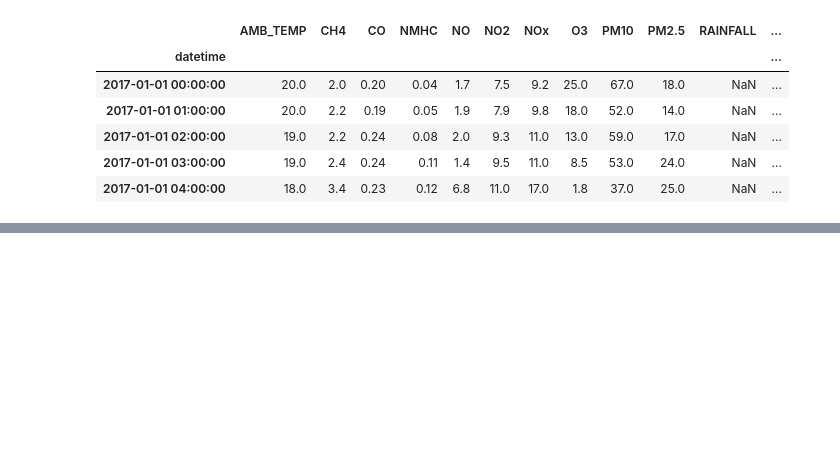
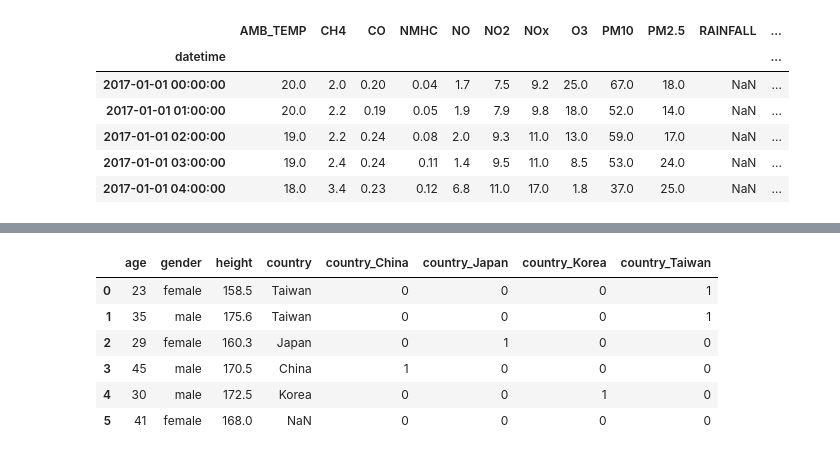
Before and after one commit to VioletVivirand/pandas-tutorial, a Jupyter notebook: Tutorials/Chapter 9 - Feature Engineering.ipynb, the cells around one changed output, grey strips where cells are left out. Cells and saved outputs as stored; diff of their text form; code cells hidden in the pictures; blank space fills up the shorter version.

```diff
--- a/Tutorials/Chapter 9 - Feature Engineering.ipynb
+++ b/Tutorials/Chapter 9 - Feature Engineering.ipynb
@@ -225,0 +81,12 @@ plt.show()
+# %%
+# 建立一個測試的 DataFrame，命名為 people，其中包含以下 Column：
+# 1. age: 年齡
+# 2. gender: 性別
+# 3. height: 身高
+# 4. country: 國家
+people = pd.DataFrame({
+    "age":[23, 35, 29, 45, 30, 41],
+    "gender":['female', 'male', 'female', 'male', 'male', 'female'],
+    "height":[158.5, 175.6, 160.3, 170.5, 172.5, 168.0],
+    "country":['Taiwan', 'Taiwan', 'Japan', 'China', 'Korea', np.nan]})
+people
@@ -225,0 +101,6 @@ plt.show()
+# %%
+# 將國家 (column label: country) 資料改成 one-hot-encoding，再與原本的 people Dataframe 合併
+# 產生新的 DataFrame，命名為 people_concat，並刪除國家 (column label: country) 欄位，
+# Step 1. 使用 pandas.get_dummies() 產生 country 的 Dummy Variable
+country_dummy = pd.get_dummies(people['country'], prefix='country', prefix_sep='_')
+country_dummy
@@ -225,0 +115,12 @@ plt.show()
+# %%
+# Step 2. 使用 pandas.concat() (在 chpater 6 的 concat()：根據座標軸來結合資料) 與原本的 test 合併
+people_concat = pd.concat([people, country_dummy], axis=1)
+people_concat
+# %% [output]
+|  | age | gender | height | country | country_China | country_Japan | country_Korea | country_Taiwan |
+| 0 | 23 | female | 158.5 | Taiwan | 0 | 0 | 0 | 1 |
+| 1 | 35 | male | 175.6 | Taiwan | 0 | 0 | 0 | 1 |
+| 2 | 29 | female | 160.3 | Japan | 0 | 1 | 0 | 0 |
+| 3 | 45 | male | 170.5 | China | 1 | 0 | 0 | 0 |
+| 4 | 30 | male | 172.5 | Korea | 0 | 0 | 1 | 0 |
+| 5 | 41 | female | 168.0 | NaN | 0 | 0 | 0 | 0 |
```
Also changed, not shown: parts of 19 cells of this notebook.
